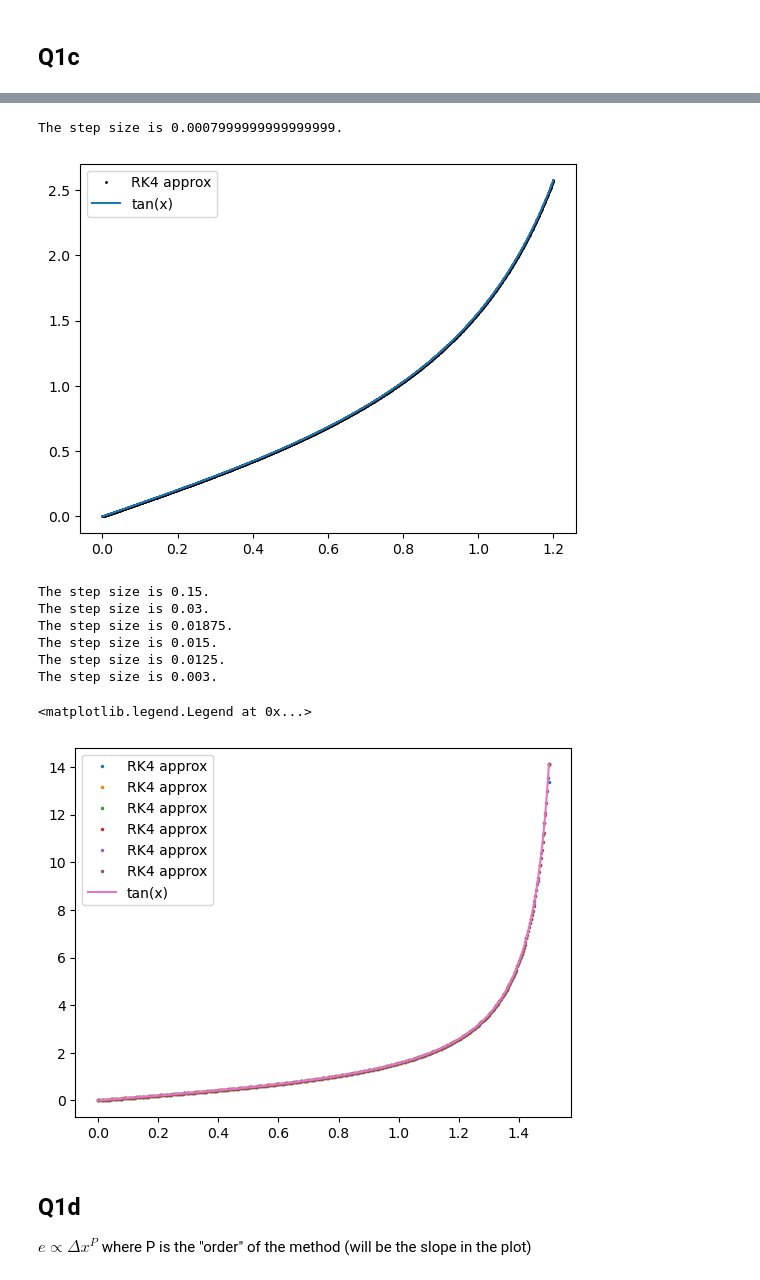
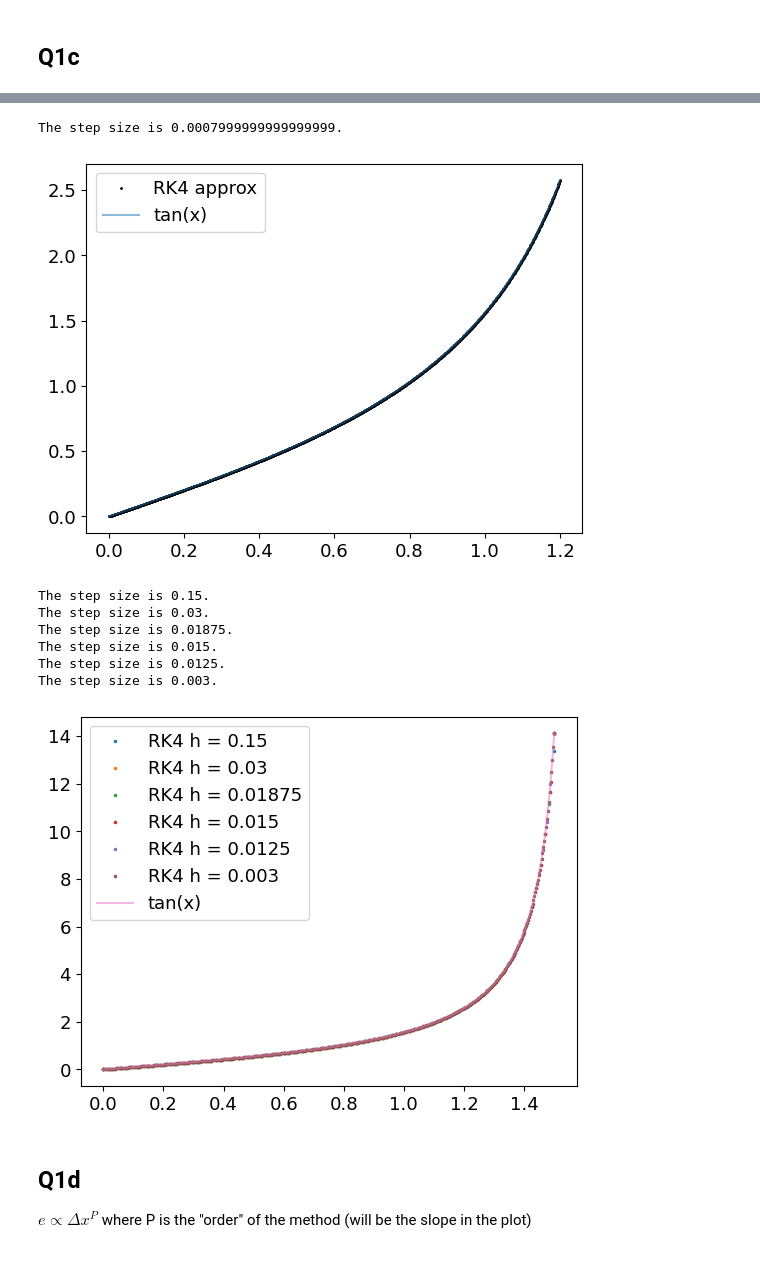
Before and after one commit to kparrine/Computational_Astro, a Jupyter notebook: C3/C3.ipynb, the cells around one changed output, grey strips where cells are left out. Drawn from its saved outputs; the diff is of its cells as text; code cells hidden in the pictures.

```diff
--- a/C3/C3.ipynb
+++ b/C3/C3.ipynb
@@ -162,0 +216,7 @@ The step size is 0.0015707963267948967.
+# %%
+x_vals, y_vals = RK4(xi=0,xf=np.pi/2+0.003,yi=0,steps=100,xprnt=True)
+plt.plot(x_vals,y_vals, "o",markersize=3,label="RK4 approx")
+plt.plot(x_vals,np.tan(x_vals),label = "tan(x)")
+plt.ylim(-25,200)
+plt.legend()
+plt.savefig("RK4_break_zoom.png",dpi=300)
@@ -256,7 +355,7 @@ plt.ylim(-100,1000)
 # %% [markdown]
 ## Q1c
 # %%
-x_vals, y_vals = E_Method(xi=0,xf=1.5,yi=0,steps=1500)
+x_vals, y_vals, h = E_Method(xi=0,xf=1.5,yi=0,steps=1500)
 plt.plot(x_vals,y_vals, "go",markersize=1,label="Euler approx")
 plt.plot(x_vals,np.tan(x_vals),label = "tan(x)")
 plt.legend()
@@ -268,11 +367,12 @@ The step size is 0.001.
 steps_list = [10,50,80,100,120,500] #this will naturally decrease the step size for easier comparison
 for i in steps_list:
     #print(i)
-    x_vals, y_vals = E_Method(xi=0,xf=1.2,yi=0,steps=i)
-    plt.plot(x_vals,y_vals, "o",markersize=1, label="Euler approx")
+    x_vals, y_vals, h = E_Method(xi=0,xf=1.2,yi=0,steps=i)
+    plt.plot(x_vals,y_vals, "o",markersize=1, label=f"Euler h = {h}")
 
-plt.plot(x_vals,np.tan(x_vals),label = "tan(x)")
+plt.plot(x_vals,np.tan(x_vals),label = "tan(x)",alpha=0.5)
 plt.legend()
+plt.savefig("E_better.png",dpi=300)
 # %% [output]
 The step size is 0.12.
 The step size is 0.024.
@@ -285,30 +384,30 @@ The step size is 0.0024.
 # %%
-x_vals, y_vals = RK4(xi=0,xf=1.2,yi=0,steps=1500)
+x_vals, y_vals,h = RK4(xi=0,xf=1.2,yi=0,steps=1500)
 plt.plot(x_vals,y_vals, "ko",markersize=1,label="RK4 approx")
-plt.plot(x_vals,np.tan(x_vals),label = "tan(x)")
+plt.plot(x_vals,np.tan(x_vals),label = "tan(x)",alpha = 0.5)
 plt.legend()
 plt.savefig("RK4_better",dpi=300)
 # %% [output]
 The step size is 0.0007999999999999999.
-[figure, old version]
+[figure, new version]
 # %%
 steps_list = [10,50,80,100,120,500] #this will naturally decrease the step size for easier comparison
 for i in steps_list:
     #print(i)
-    x_vals, y_vals = RK4(xi=0,xf=1.5,yi=0,steps=i)
-    plt.plot(x_vals,y_vals, "o",markersize=1.5,label="RK4 approx")
+    x_vals, y_vals,h = RK4(xi=0,xf=1.5,yi=0,steps=i)
+    plt.plot(x_vals,y_vals, "o",markersize=1.5,label=f"RK4 h = {h}")
 
-plt.plot(x_vals,np.tan(x_vals),label = "tan(x)")
+plt.plot(x_vals,np.tan(x_vals),label = "tan(x)",alpha=0.5)
 plt.legend()
+plt.savefig("RK4_better",dpi=300)
 # %% [output]
 The step size is 0.15.
 The step size is 0.03.
 The step size is 0.01875.
 The step size is 0.015.
 The step size is 0.0125.
 The step size is 0.003.
-<matplotlib.legend.Legend at 0x...>
-[figure, old version]
+[figure, new version]
 # %% [markdown]
 ## Q1d
 $e \propto \Delta x^{P}$ where P is the "order" of the method (will be the slope in the plot)
```
Also changed, not shown: parts of 28 cells of this notebook.
